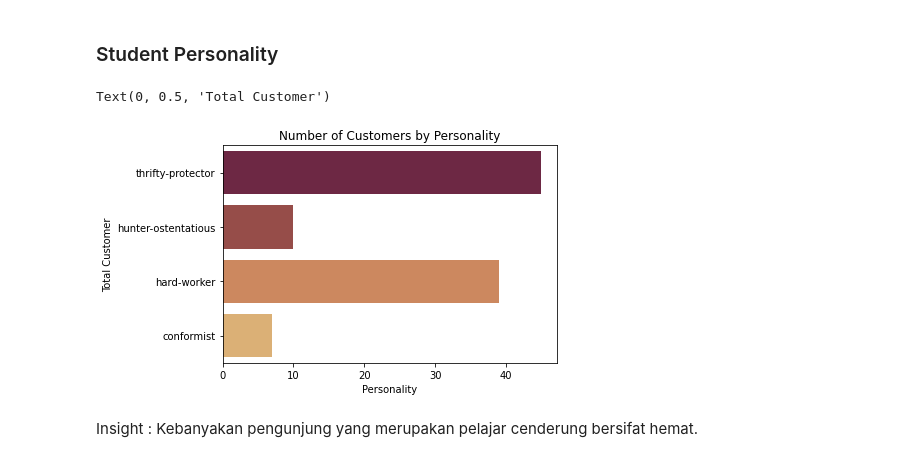
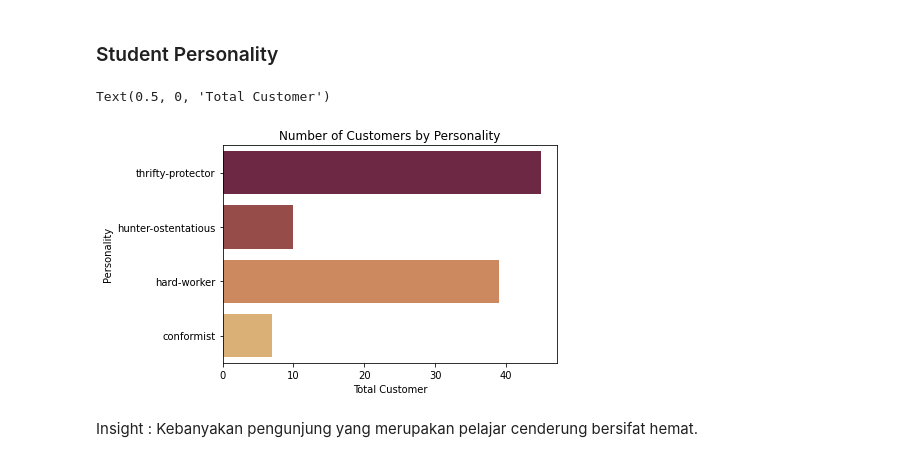
Before and after one commit to crzysab/Stupen-Task, a Jupyter notebook: Task3_Group1.ipynb, the cells around one changed output. Drawn from its saved outputs; the diff is of its cells as text; code cells hidden in the pictures.

```diff
--- a/Task3_Group1.ipynb
+++ b/Task3_Group1.ipynb
@@ -337,12 +337,12 @@ Insight : Kebanyakan pengunjung yang merupakan pelajar memilih menghabiskan budg
 # %%
 ax = plt.axes()
 sns.countplot(y='personality', data=df2, palette=['#781D42','#A3423C','#DE834D','#ECB365'])
 ax.set_title('Number of Customers by Personality')
-ax.set_xlabel('Personality')
-ax.set_ylabel('Total Customer')
+ax.set_ylabel('Personality')
+ax.set_xlabel('Total Customer')
 # %% [output]
-Text(0, 0.5, 'Total Customer')
+Text(0.5, 0, 'Total Customer')
-[figure, old version]
+[figure, new version]
 # %% [markdown]
 Insight : Kebanyakan pengunjung yang merupakan pelajar cenderung bersifat hemat.
 # %% [markdown]
```
